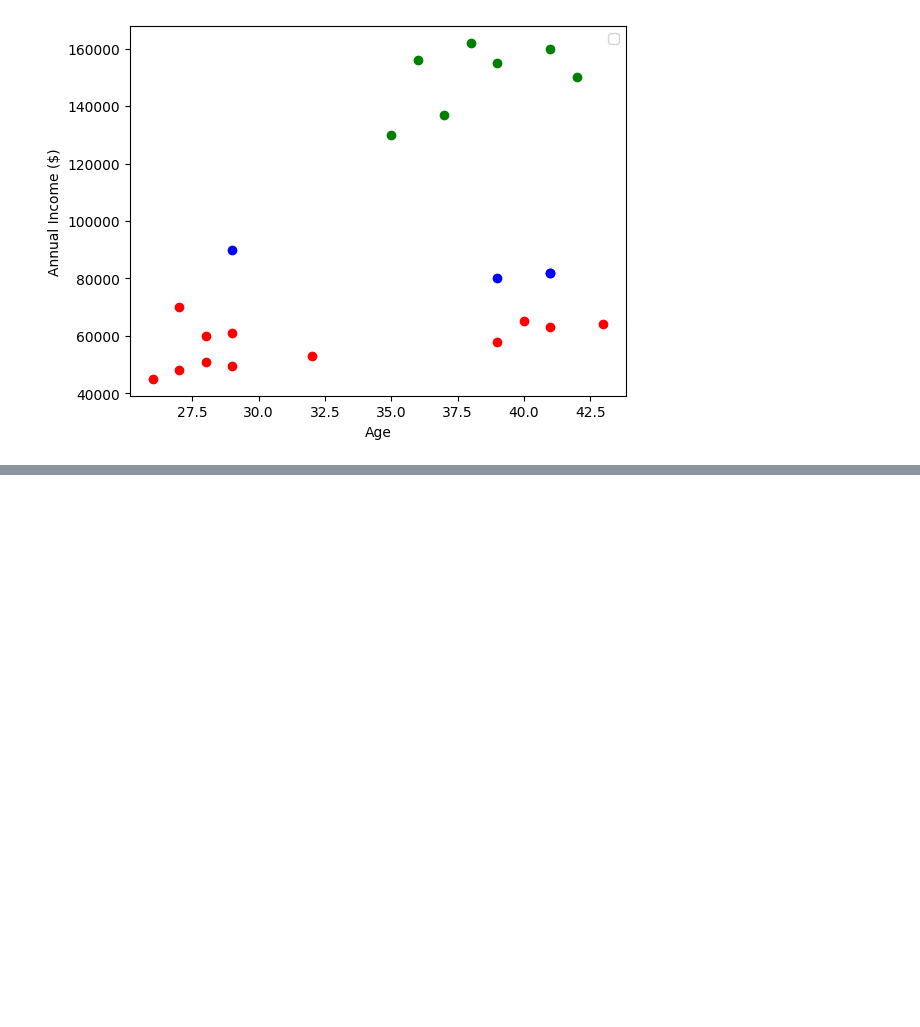
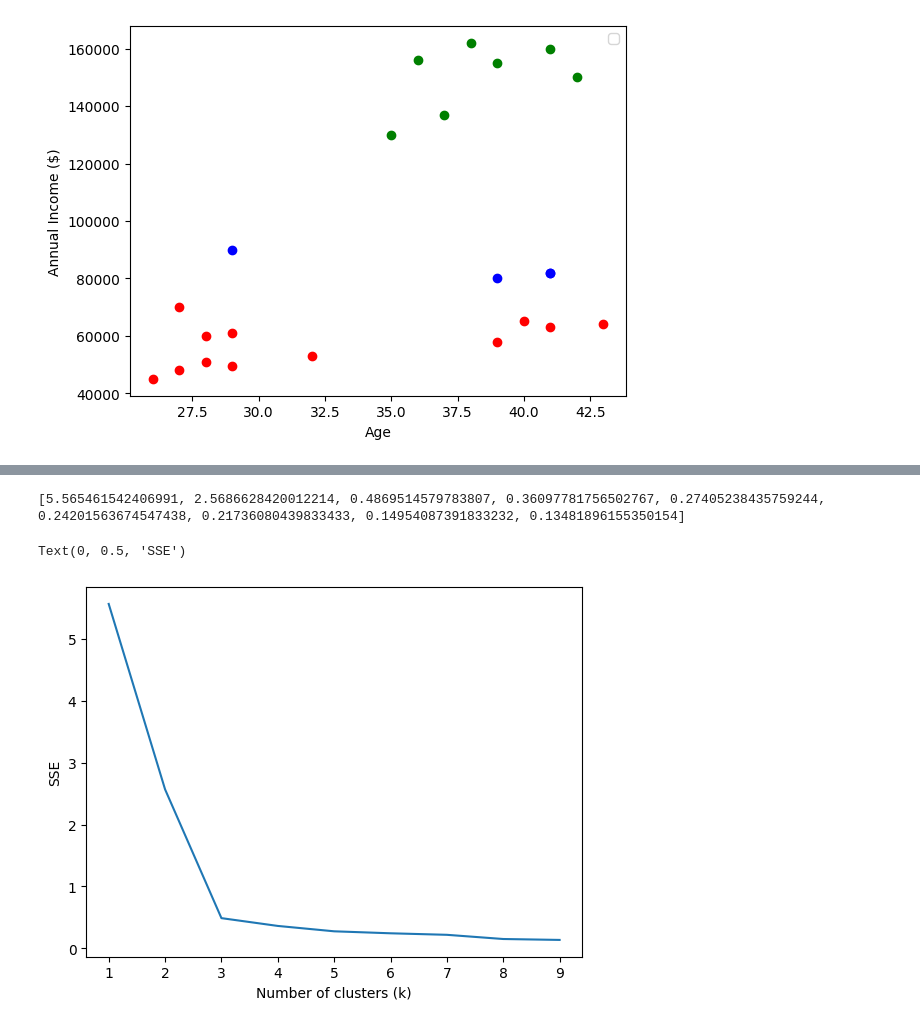
Before and after one commit to mayankraj25/SciKit-Learn, a Jupyter notebook: Scikit4(KMean).ipynb, the cells around one changed output, grey strips where cells are left out. Drawn from its saved outputs; the diff is of its cells as text; code cells hidden in the pictures; blank space fills up the shorter version.

```diff
--- a/Scikit4(KMean).ipynb
+++ b/Scikit4(KMean).ipynb
@@ -64,0 +110,19 @@ plt.legend()
+# %%
+k_range=range(1,10)
+sse=[] #squared sum error
+for k in k_range:
+    model=KMeans(n_clusters=k,random_state=42)
+    model.fit(df[['Age','Income($)']])
+    sse.append(model.inertia_) # .inertia_ finds the square mean error for each value of k
+print(sse)
+# %% [output]
+[5.565461542406991, 2.5686628420012214, 0.4869514579783807, 0.36097781756502767, 0.27405238435759244, 0.24201563674547438, 0.21736080439833433, 0.14954087391833232, 0.13481896155350154]
+# %%
+plt.plot(k_range,sse)
+plt.xlabel('Number of clusters (k)')
+plt.ylabel('SSE')
+
+#We see the elbow at 3 hence the umber of clusters is 3
+# %% [output]
+Text(0, 0.5, 'SSE')
+[figure, added]
```
Also changed, not shown: parts of 4 cells of this notebook.
